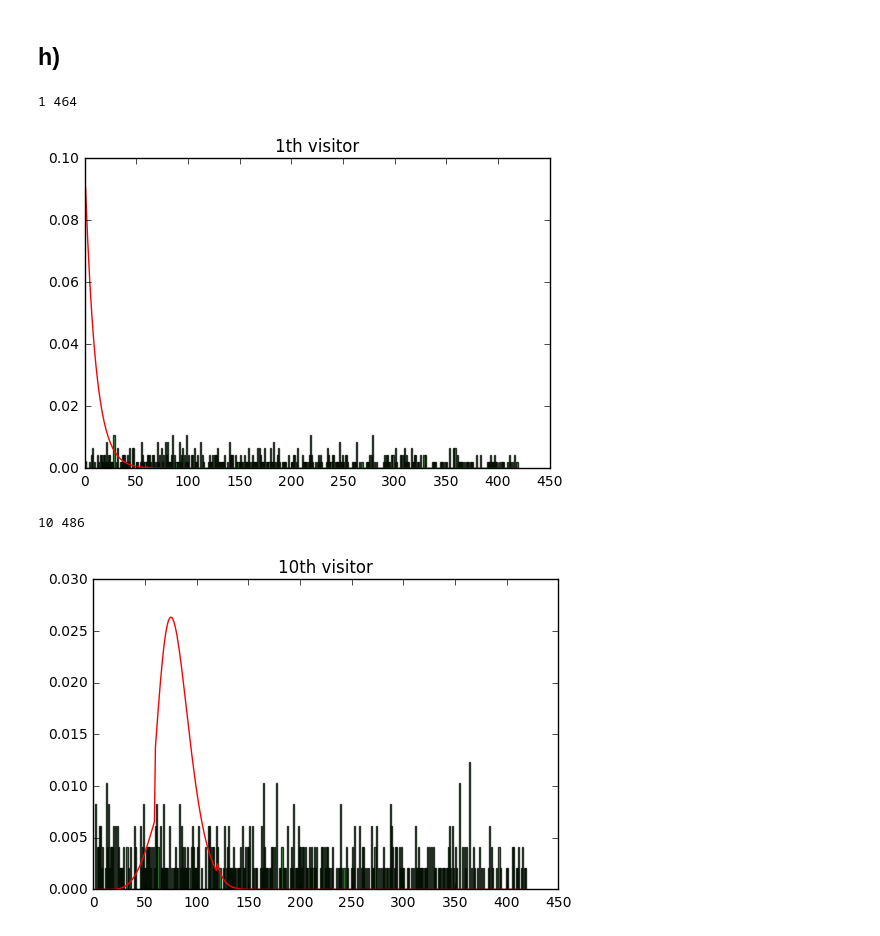
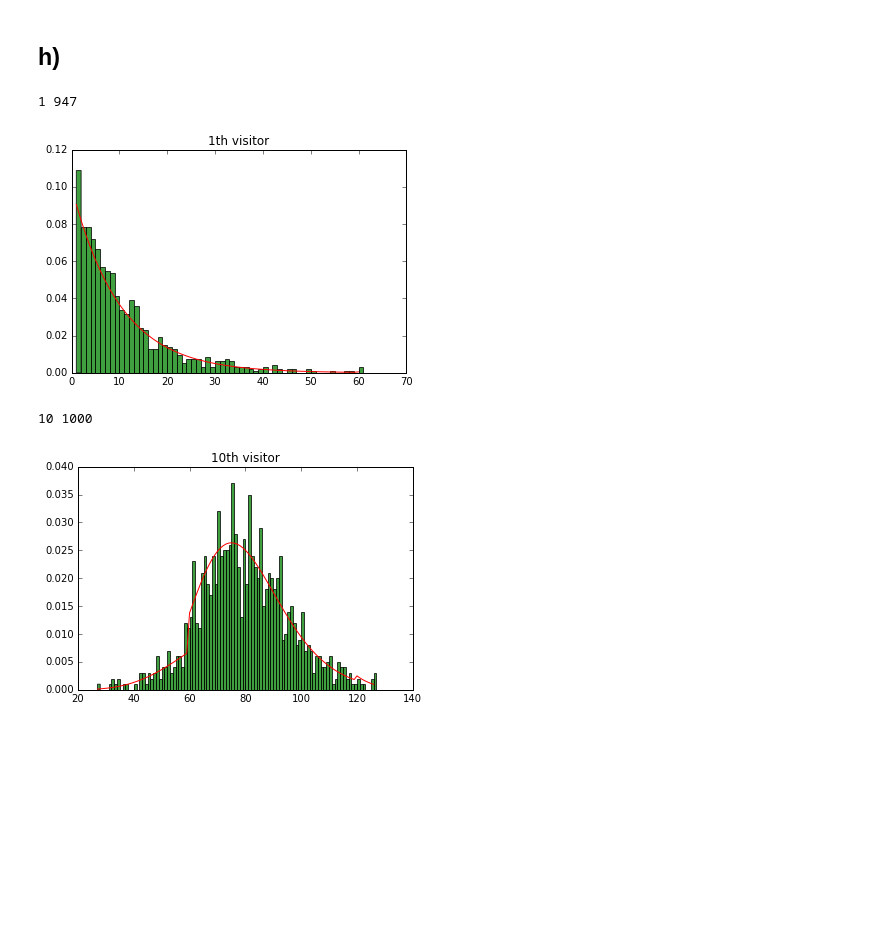
Before and after one commit to jj1993/Applied-mechanism-design-and-big-data, a Jupyter notebook: Poission.ipynb, the cells around one changed output. Cells and saved outputs as stored; diff of their text form; code cells hidden in the pictures; blank space fills up the shorter version.

Commit message:
Some simple stupid solution for the random generation

```diff
--- a/Poission.ipynb
+++ b/Poission.ipynb
@@ -364,39 +409,38 @@ plt.plot(area)
 numTimeSteps = 7
 # 60 means we take minutes in stead of hours
 # Dont go too high with this number
 resolution = 60.0
 
 def do_simulation_for_nth(nth_visitor):
     results = []
     for i in range(1000):
-        goal_value = random.random()
-        t = pdf_formula(goal_value)
+        t = random_number(0, nth_visitor)
         if t:
             results.append(t)
     print(nth_visitor, len(results))
     fig = plt.figure()
     bin_count = max(results) - min(results)
     n, bins, patches = plt.hist(results, bin_count, normed=True, facecolor='green', alpha=0.75)
 
     real_results = []
     for minute in range(min(results), max(results)):
         result = nth_visitor_arrival(nth_visitor, 0, minute)
         real_results.append(result)
 
     x = range(min(results), max(results))
     plt.plot(x, real_results, c='red')
     plt.title('{}th visitor'.format(nth_visitor))
     plt.show()
 
 nth_visitor = 1
 do_simulation_for_nth(nth_visitor)
 nth_visitor = 10
 do_simulation_for_nth(nth_visitor)
 # %% [output]
-1 464
+1 947
-[figure, old version]
+[figure, new version]
-10 486
+10 1000
-[figure, old version]
+[figure, new version]
 # %%
 first_visitors = []
 tenth_visitors = []
```
Also changed, not shown: parts of 8 cells of this notebook.
